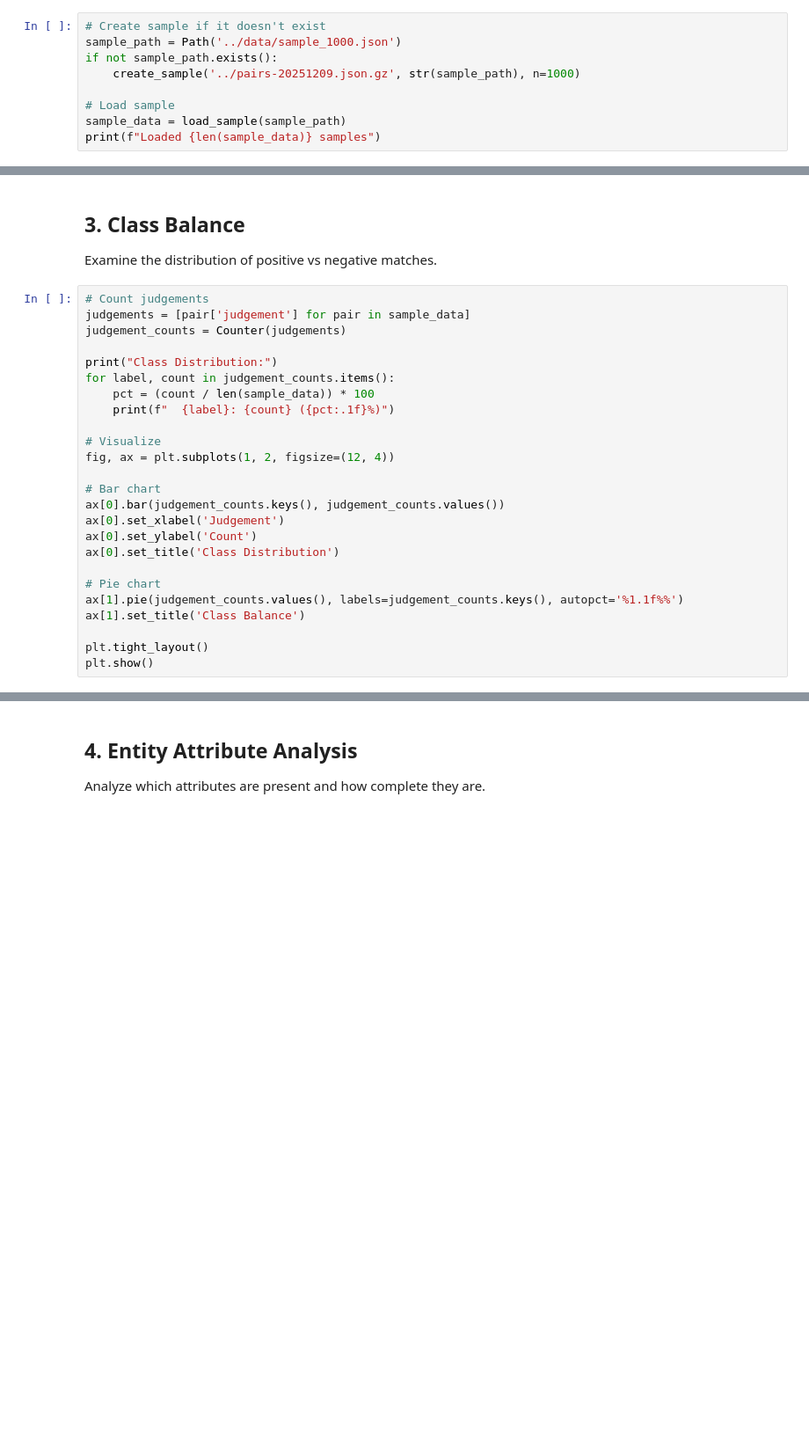
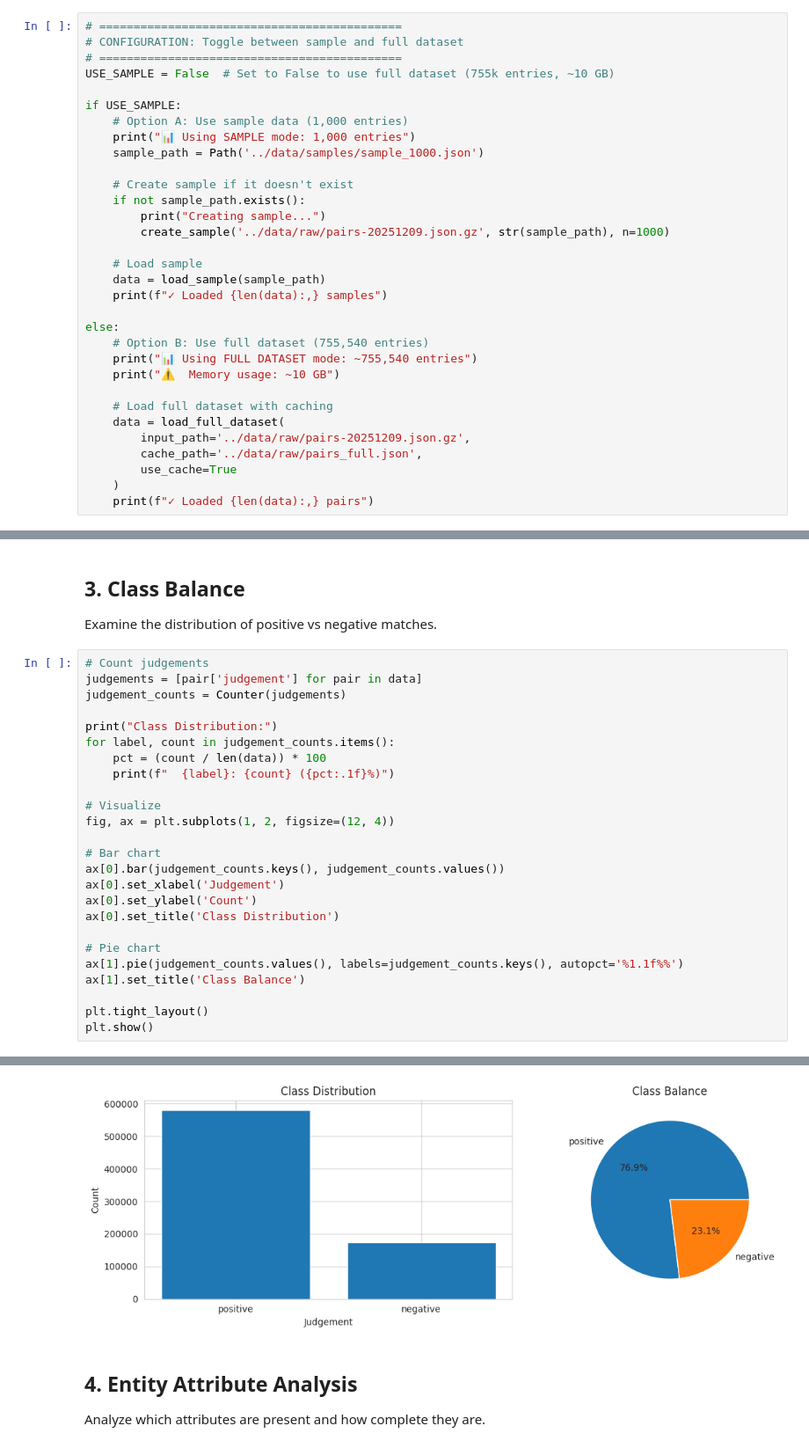
Before and after one commit to chansmi/OSINT_entity_resolution, a Jupyter notebook: notebooks/explore_data.ipynb, the cells around one changed output, grey strips where cells are left out. Shown at 88% size. Saved outputs shown, nothing was run; the diff lists cells and outputs as text; blank space fills up the shorter version.

Commit message:
added functionality to load full dataset (lot of CPU memory required, use torrnodes)

```diff
--- a/notebooks/explore_data.ipynb
+++ b/notebooks/explore_data.ipynb
@@ -27,12 +27,35 @@ plt.rcParams['figure.figsize'] = (12, 6)
 ## 1. Create Sample Data
 
 First, let's create a small sample to explore quickly.
-# %%
-# Create sample if it doesn't exist
-sample_path = Path('../data/sample_1000.json')
-if not sample_path.exists():
-    create_sample('../pairs-20251209.json.gz', str(sample_path), n=1000)
-
-# Load sample
-sample_data = load_sample(sample_path)
-print(f"Loaded {len(sample_data)} samples")
+# %%
+# ============================================
+# CONFIGURATION: Toggle between sample and full dataset
+# ============================================
+USE_SAMPLE = False  # Set to False to use full dataset (755k entries, ~10 GB)
+
+if USE_SAMPLE:
+    # Option A: Use sample data (1,000 entries)
+    print("📊 Using SAMPLE mode: 1,000 entries")
+    sample_path = Path('../data/samples/sample_1000.json')
+
+    # Create sample if it doesn't exist
+    if not sample_path.exists():
+        print("Creating sample...")
+        create_sample('../data/raw/pairs-20251209.json.gz', str(sample_path), n=1000)
+
+    # Load sample
+    data = load_sample(sample_path)
+    print(f"✓ Loaded {len(data):,} samples")
+
+else:
+    # Option B: Use full dataset (755,540 entries)
+    print("📊 Using FULL DATASET mode: ~755,540 entries")
+    print("⚠️  Memory usage: ~10 GB")
+
+    # Load full dataset with caching
+    data = load_full_dataset(
+        input_path='../data/raw/pairs-20251209.json.gz',
+        cache_path='../data/raw/pairs_full.json',
+        use_cache=True
+    )
+    print(f"✓ Loaded {len(data):,} pairs")
@@ -58,12 +111,12 @@ print(list(sample_data[0]['right'].keys()))
 Examine the distribution of positive vs negative matches.
 # %%
 # Count judgements
-judgements = [pair['judgement'] for pair in sample_data]
+judgements = [pair['judgement'] for pair in data]
 judgement_counts = Counter(judgements)
 
 print("Class Distribution:")
 for label, count in judgement_counts.items():
-    pct = (count / len(sample_data)) * 100
+    pct = (count / len(data)) * 100
     print(f"  {label}: {count} ({pct:.1f}%)")
 
 # Visualize
@@ -81,3 +134,4 @@ ax[1].set_title('Class Balance')
 
 plt.tight_layout()
 plt.show()
+# %% [output]
@@ -84,3 +141,4 @@ plt.show()
+[figure, added]
 # %% [markdown]
 ## 4. Entity Attribute Analysis
 
```
Also changed, not shown: parts of 11 cells of this notebook, 4 other files.
